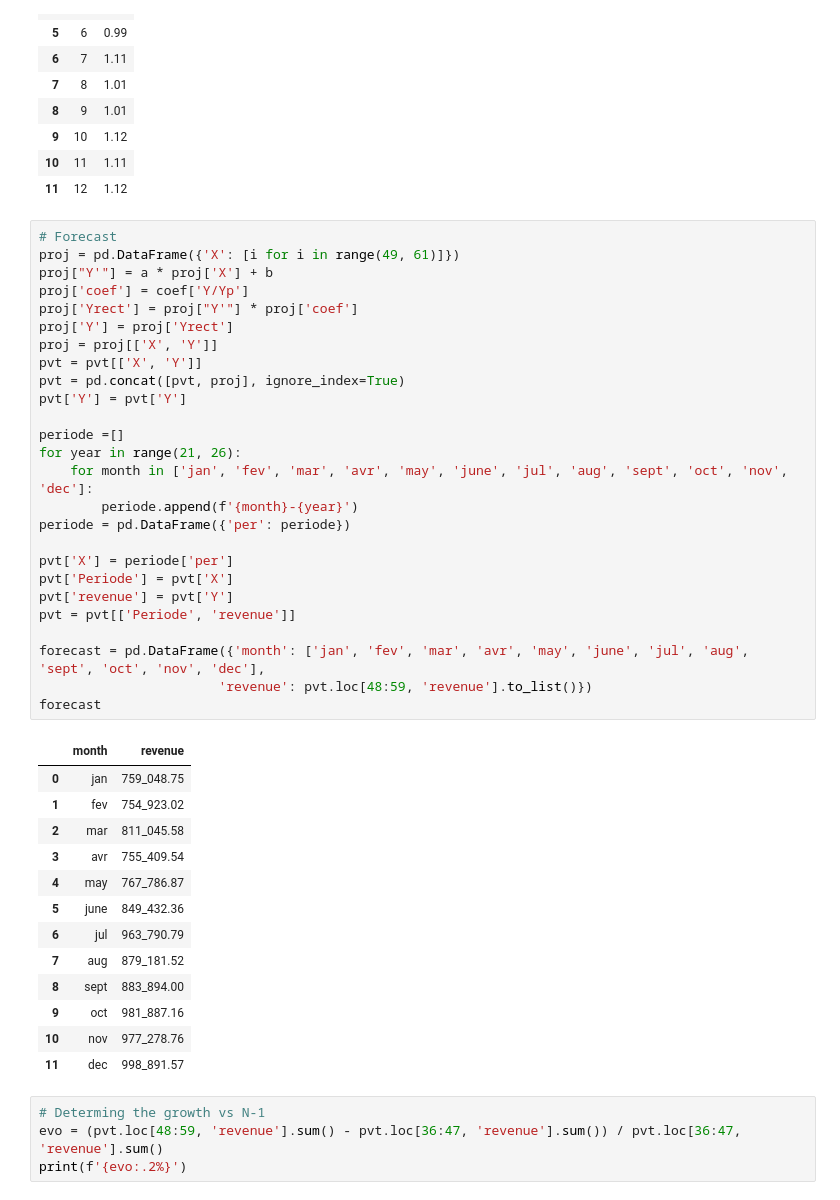
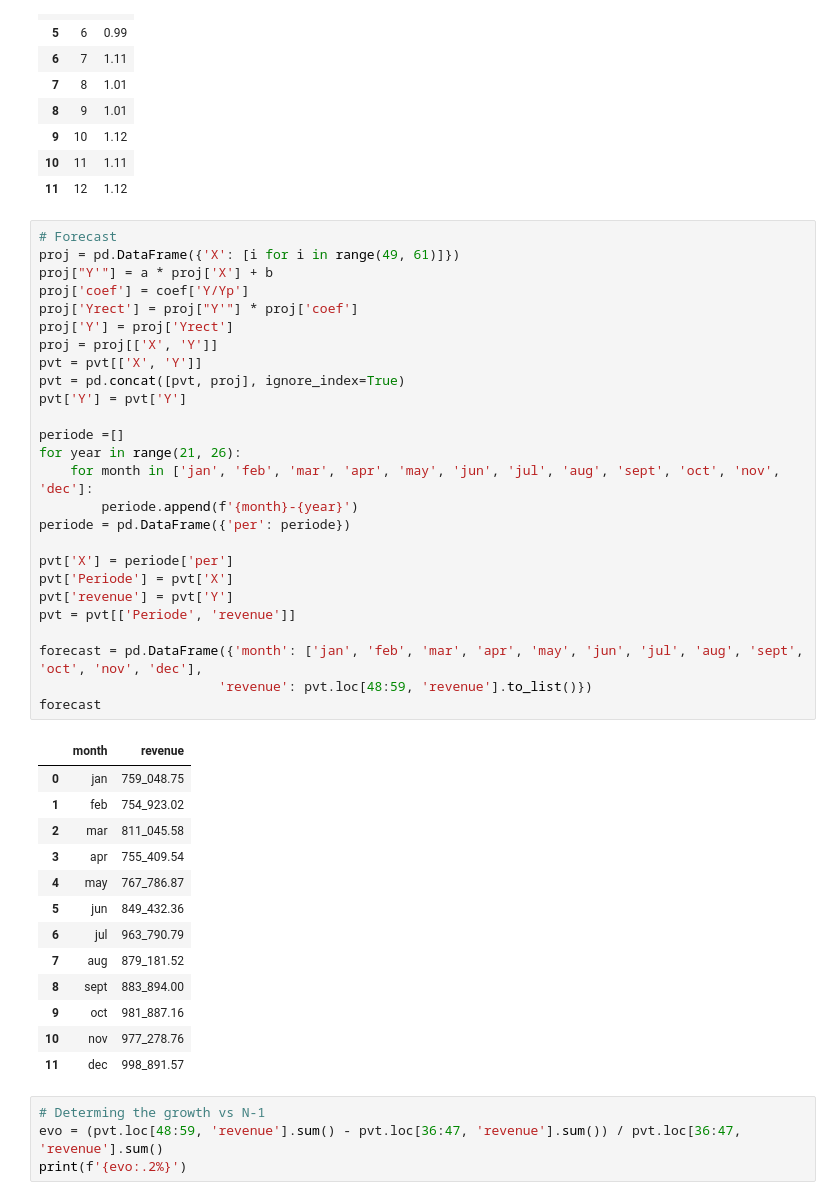
Before and after one commit to AndyNoasy/sales_forecast, a Jupyter notebook: sales_forecast_with_least_square.ipynb, the cells around one changed output. Drawn from its saved outputs; the diff is of its cells as text.

```diff
--- a/sales_forecast_with_least_square.ipynb
+++ b/sales_forecast_with_least_square.ipynb
@@ -110,37 +110,37 @@ coef
 # %%
 # Forecast
 proj = pd.DataFrame({'X': [i for i in range(49, 61)]})
 proj["Y'"] = a * proj['X'] + b
 proj['coef'] = coef['Y/Yp']
 proj['Yrect'] = proj["Y'"] * proj['coef']
 proj['Y'] = proj['Yrect']
 proj = proj[['X', 'Y']]
 pvt = pvt[['X', 'Y']]
 pvt = pd.concat([pvt, proj], ignore_index=True)
 pvt['Y'] = pvt['Y']
 
 periode =[]
 for year in range(21, 26):
-    for month in ['jan', 'fev', 'mar', 'avr', 'may', 'june', 'jul', 'aug', 'sept', 'oct', 'nov', 'dec']:
+    for month in ['jan', 'feb', 'mar', 'apr', 'may', 'jun', 'jul', 'aug', 'sept', 'oct', 'nov', 'dec']:
         periode.append(f'{month}-{year}')
 periode = pd.DataFrame({'per': periode})
 
 pvt['X'] = periode['per']
 pvt['Periode'] = pvt['X']
 pvt['revenue'] = pvt['Y']
 pvt = pvt[['Periode', 'revenue']]
 
-forecast = pd.DataFrame({'month': ['jan', 'fev', 'mar', 'avr', 'may', 'june', 'jul', 'aug', 'sept', 'oct', 'nov', 'dec'],
+forecast = pd.DataFrame({'month': ['jan', 'feb', 'mar', 'apr', 'may', 'jun', 'jul', 'aug', 'sept', 'oct', 'nov', 'dec'],
                        'revenue': pvt.loc[48:59, 'revenue'].to_list()})
 forecast
 # %% [output]
 |  | month | revenue |
 | 0 | jan | 759_048.75 |
-| 1 | fev | 754_923.02 |
+| 1 | feb | 754_923.02 |
 | 2 | mar | 811_045.58 |
-| 3 | avr | 755_409.54 |
+| 3 | apr | 755_409.54 |
 | 4 | may | 767_786.87 |
-| 5 | june | 849_432.36 |
+| 5 | jun | 849_432.36 |
 | 6 | jul | 963_790.79 |
 | 7 | aug | 879_181.52 |
 | 8 | sept | 883_894.00 |
```
